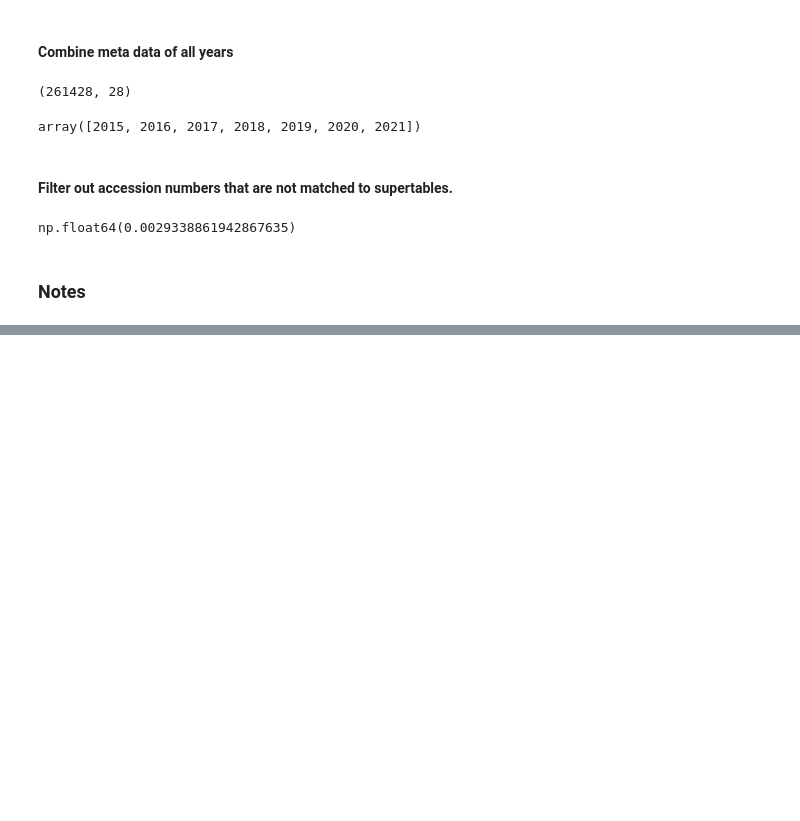
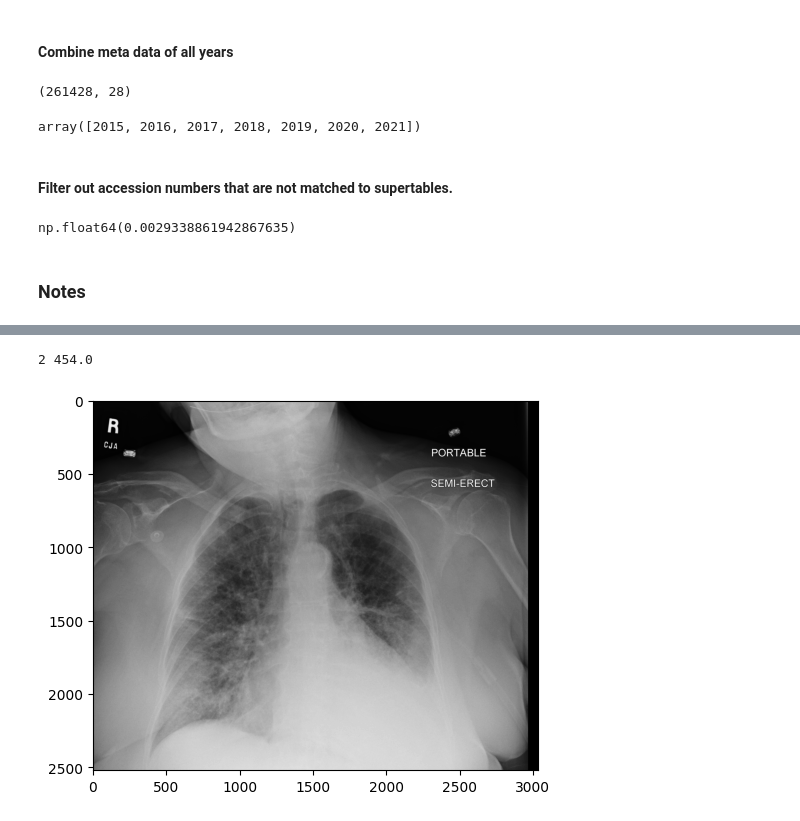
Before and after one commit to Kamaleswaran-Lab/cxrgen, a Jupyter notebook: DataPreparation.ipynb, the cells around one changed output, grey strips where cells are left out. Cells and saved outputs as stored; diff of their text form; code cells hidden in the pictures; blank space fills up the shorter version.

```diff
--- a/DataPreparation.ipynb
+++ b/DataPreparation.ipynb
@@ -64,0 +257,10 @@ metadf.to_csv( root / 'metadata_with_supertables_filtered_notes_filtered.csv', i
+# %%
+for i in range(len(encounter_cxrs)):
+    img = Image.open(encounter_cxrs.iloc[i]['img_paths'])
+    print(encounter_cxrs.iloc[i]['SeriesSelector'], encounter_cxrs.iloc[i]['StudyTime'])
+    plt.imshow(img, cmap = 'grey')
+    plt.show()
+    images.append(img)
+# %% [output]
+2 454.0
+[figure, added]
```
Also changed, not shown: parts of 52 cells of this notebook, 17 other files.
